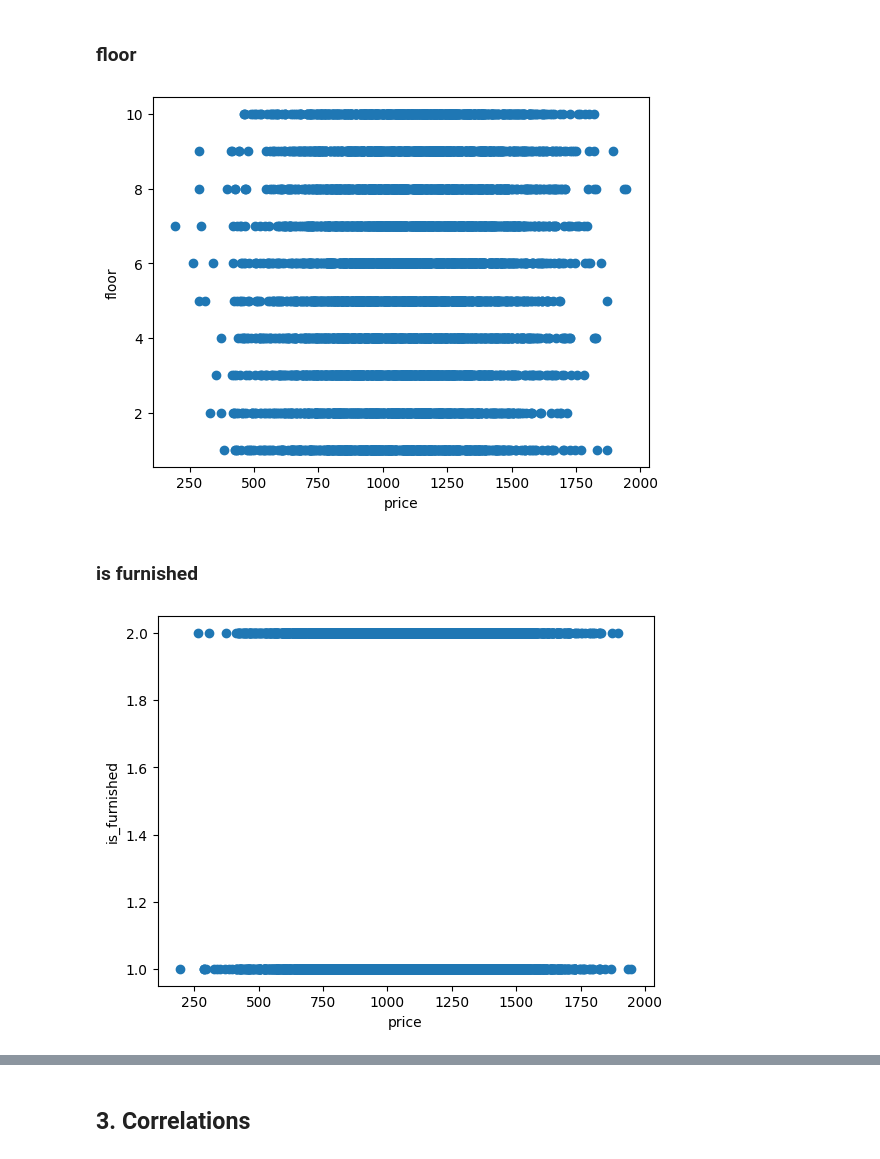
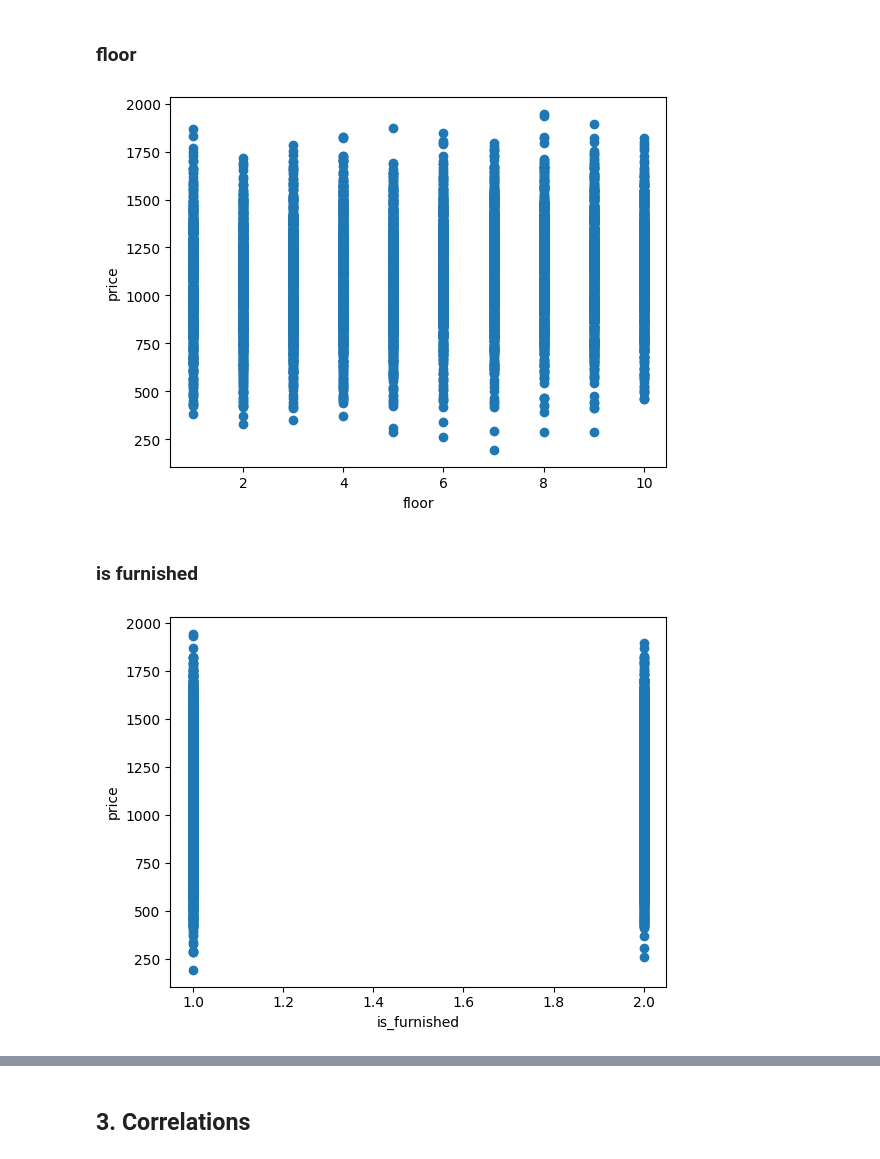
Before and after one commit to DenisProcyon/DSDM_ML_Pred, a Jupyter notebook: main.ipynb, the cells around one changed output, grey strips where cells are left out. Cells and saved outputs as stored; diff of their text form; code cells hidden in the pictures.

```diff
--- a/main.ipynb
+++ b/main.ipynb
@@ -276,18 +281,18 @@ plt.show()
 # %% [markdown]
 ### floor
 # %%
-plt.scatter(imputed_train1['price'], imputed_train1['floor'])
-plt.xlabel('price')
-plt.ylabel('floor')
+plt.scatter(train_data['floor'], train_data['price'])
+plt.xlabel('floor')
+plt.ylabel('price')
 plt.show()
 # %% [output]
-[figure, old version]
+[figure, new version]
 # %% [markdown]
 ### is furnished
 # %%
-plt.scatter(imputed_train1['price'], imputed_train1['is_furnished'])
-plt.xlabel('price')
-plt.ylabel('is_furnished')
+plt.scatter(train_data['is_furnished'], train_data['price'])
+plt.xlabel('is_furnished')
+plt.ylabel('price')
 plt.show()
 # %% [output]
-[figure, old version]
+[figure, new version]
```
Also changed, not shown: parts of 27 cells of this notebook.
